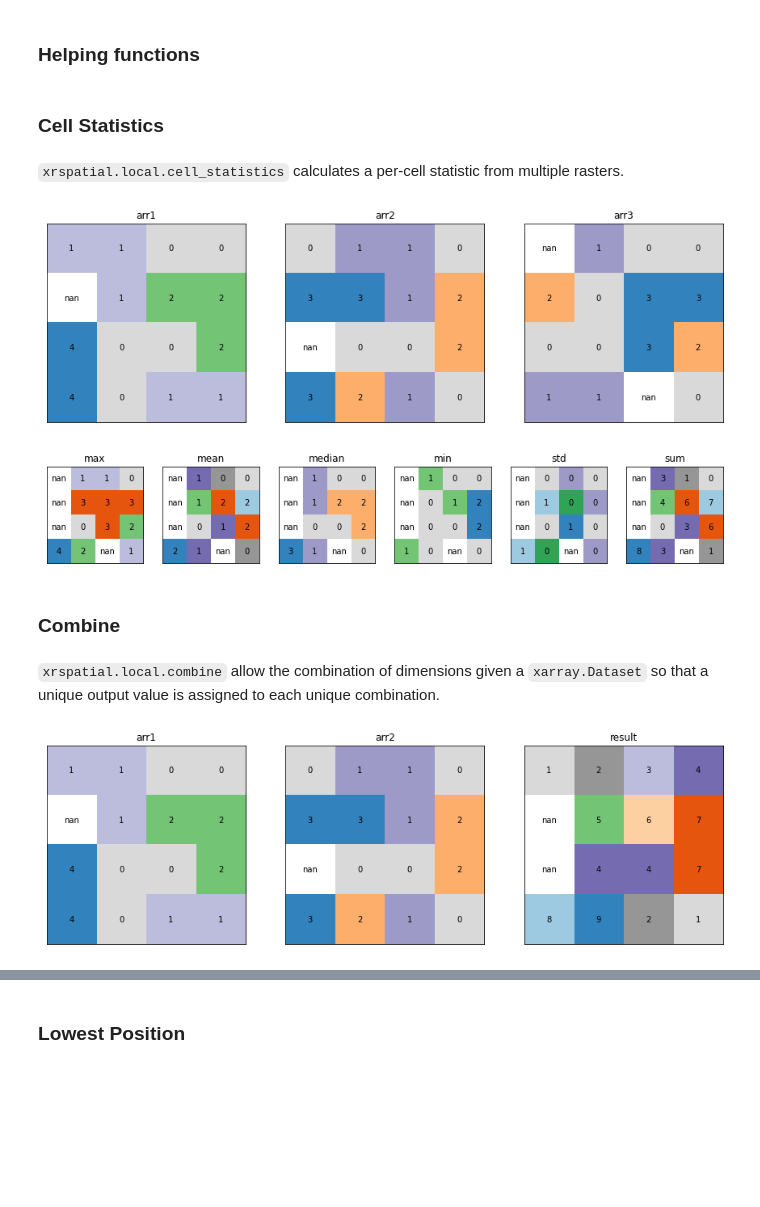
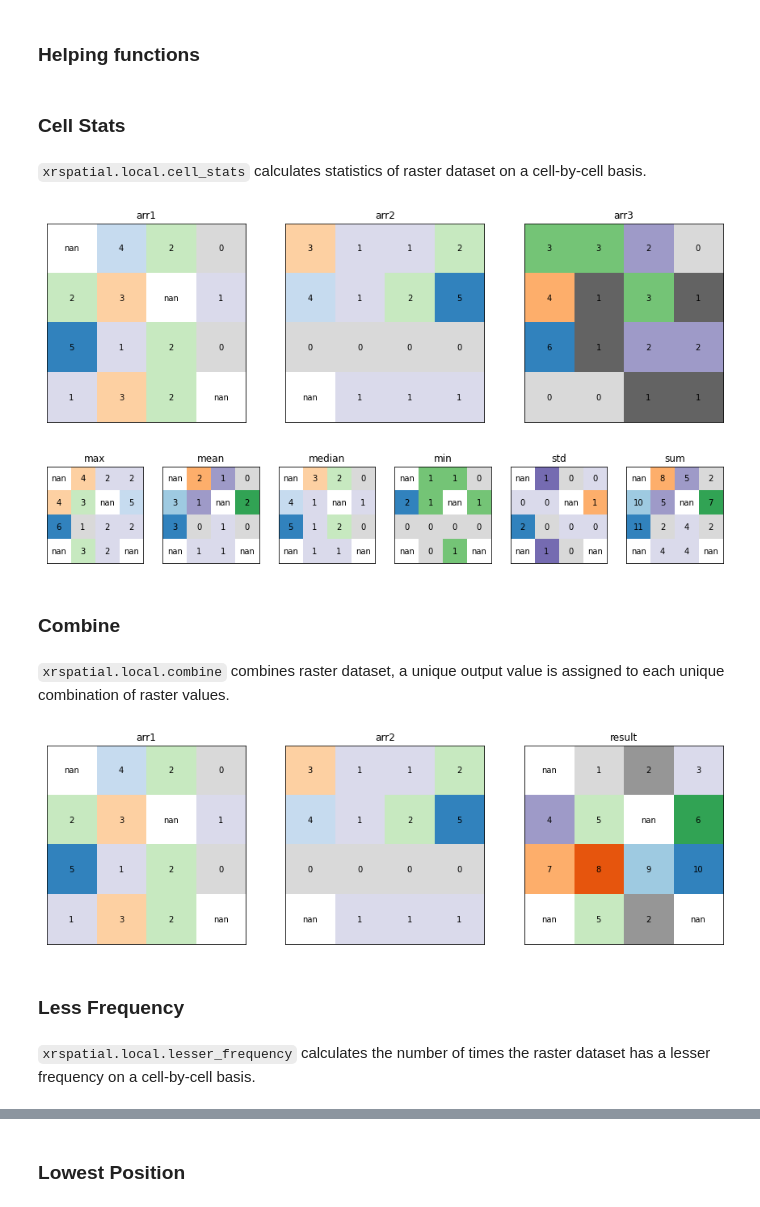
Before and after one commit to makepath/xarray-spatial, a Jupyter notebook: examples/local-tools.ipynb, the cells around one changed output, grey strips where cells are left out. Cells and saved outputs as stored; diff of their text form; code cells hidden in the pictures; blank space fills up the shorter version.

Commit message:
review local notebook

```diff
--- a/examples/local-tools.ipynb
+++ b/examples/local-tools.ipynb
@@ -6,22 +6,27 @@
 import numpy as np
 import xarray as xr
 
-arr1 = xr.DataArray([[1, 1, 0, 0],
-                     [np.nan, 1, 2, 2],
-                     [4, 0, 0, 2],
-                     [4, 0, 1, 1]], name='arr1')
+arr = xr.DataArray([[2, 2, 2, 2],
+                    [2, 2, 2, 2],
+                    [2, 2, 2, 2],
+                    [2, 2, 2, 2]], name='arr')
 
-arr2 = xr.DataArray([[0, 1, 1, 0],
-                     [3, 3, 1, 2],
-                     [np.nan, 0, 0, 2],
-                     [3, 2, 1, 0]], name='arr2')
+arr1 = xr.DataArray([[np.nan, 4, 2, 0],
+                     [2, 3, np.nan, 1],
+                     [5, 1, 2, 0],
+                     [1, 3, 2, np.nan]], name='arr1')
 
-arr3 = xr.DataArray([[np.nan, 1, 0, 0],
-                     [2, 0, 3, 3],
-                     [0, 0, 3, 2],
-                     [1, 1, np.nan, 0]], name='arr3')
+arr2 = xr.DataArray([[3, 1, 1, 2],
+                     [4, 1, 2, 5],
+                     [0, 0, 0, 0],
+                     [np.nan, 1, 1, 1]], name='arr2')
 
-raster_ds = xr.merge([arr1, arr2, arr3])
+arr3 = xr.DataArray([[3, 3, 2, 0],
+                     [4, 1, 3, 1],
+                     [6, 1, 2, 2],
+                     [0, 0, 1, 1]], name='arr3')
+
+raster_ds = xr.merge([arr, arr1, arr2, arr3])
 # %% [markdown]
 ### Helping functions
 # %%
@@ -43,32 +48,32 @@ def plot_arrays(arr_list, title_list):
 
     plt.show()
 # %% [markdown]
-### Cell Statistics
+### Cell Stats
 # %% [markdown]
-`xrspatial.local.cell_statistics` calculates a per-cell statistic from multiple rasters.
+`xrspatial.local.cell_stats` calculates statistics of raster dataset on a cell-by-cell basis.
 # %%
-from xrspatial.local import cell_statistics
+from xrspatial.local import cell_stats
 
 func_list = ['max', 'mean', 'median', 'min', 'std', 'sum']
-statistics = [cell_statistics(raster_ds[['arr1', 'arr2', 'arr3']], func=func) for func in func_list]
+statistics = [cell_stats(raster_ds[['arr1', 'arr2', 'arr3']], func=func) for func in func_list]
 
 plot_arrays(
     [
         raster_ds['arr1'],
         raster_ds['arr2'],
         raster_ds['arr3'],
     ],
     ['arr1', 'arr2', 'arr3'],
 )
 
 plot_arrays(statistics, func_list)
 # %% [output]
-[figure, old version]
+[figure, new version]
-[figure, old version]
+[figure, new version]
 # %% [markdown]
 ### Combine
 # %% [markdown]
-`xrspatial.local.combine` allow the combination of dimensions given a `xarray.Dataset` so that a unique output value is assigned to each unique combination.
+`xrspatial.local.combine` combines raster dataset, a unique output value is assigned to each unique combination of raster values.
 # %%
 from xrspatial.local import combine
 
@@ -83,4 +88,8 @@ plot_arrays(
     ['arr1', 'arr2', 'result']
 )
 # %% [output]
-[figure, old version]
+[figure, new version]
+# %% [markdown]
+### Less Frequency
+# %% [markdown]
+`xrspatial.local.lesser_frequency` calculates the number of times the raster dataset has a lesser frequency on a cell-by-cell basis.
```
Also changed, not shown: parts of 22 cells of this notebook.
